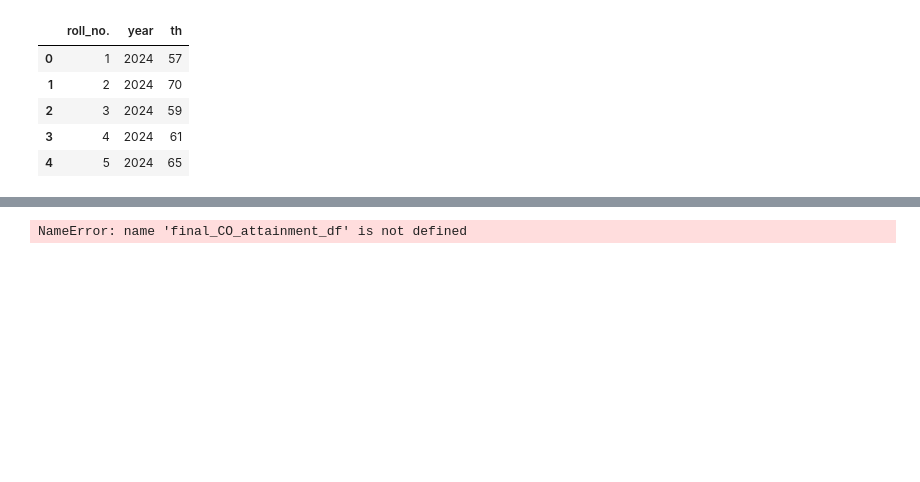
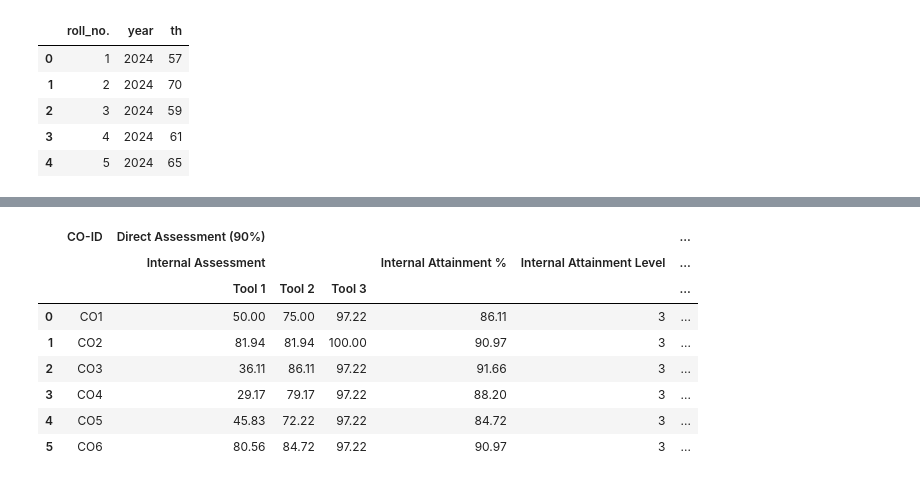
Before and after one commit to LitapTimus/Clg_Pro, a Jupyter notebook: calc.ipynb, the cells around one changed output, grey strips where cells are left out. Cells and saved outputs as stored; diff of their text form; code cells hidden in the pictures; blank space fills up the shorter version.

Commit message:
90 percent done

```diff
--- a/calc.ipynb
+++ b/calc.ipynb
@@ -4,7 +4,7 @@ import numpy as np
 import math
 from collections import defaultdict
 # %%
-file_path = 'sample_excel.xlsx'
+file_path = 'Excel/sample_excel.xlsx'
 df=pd.read_excel(file_path)
 # %%
 df.head()
@@ -453,7 +570,7 @@ CO6              84.26
 
 # 1) DEFINE MULTI-LEVEL HEADER
 multi_columns = pd.MultiIndex.from_tuples([
-
+    ("CO-ID", "", ""),
     # ------- DIRECT ASSESSMENT (90%) -------
     ("Direct Assessment (90%)", "Internal Assessment", "Tool 1"),
     ("Direct Assessment (90%)", "Internal Assessment", "Tool 2"),
@@ -471,46 +588,78 @@ multi_columns = pd.MultiIndex.from_tuples([
     ("Indirect Assessment (10%)", "Course Exit Survey", ""),
     ("Indirect Assessment (10%)", "Indirect Attainment Level", ""),
 
     # ------- FINAL / TARGET / RESULT -------
     ("Final", "Final Attainment Level (Direct 90% + Indirect 10%)", ""),
     ("Target", "CO Attainment Target", ""),
     ("Result", "CO Attainment", "")
 ])
 
 # 2) CREATE EMPTY REPORT WITH MULTI-HEADERS
-final_report_df = pd.DataFrame(index=final_CO_attainment_df.index, columns=multi_columns)
+final_report_df = pd.DataFrame(index=direct_attainment_df.index, columns=multi_columns)
+
 
 # 3) MAP VALUES INTO NBA FORMAT
+final_report_df[("CO-ID", "", "")]=[f"CO{idx+1}" for idx in range(len(direct_attainment_df))]
 
 # --- Internal Assessment Tools ---
-final_report_df[("Direct Assessment (90%)", "Internal Assessment", "Tool 1")] = CO_attain_df["Tool 1"]
-final_report_df[("Direct Assessment (90%)", "Internal Assessment", "Tool 2")] = CO_attain_df["Tool 2"]
-final_report_df[("Direct Assessment (90%)", "Internal Assessment", "Tool 3")] = CO_attain_df["Tool 3"]
+final_report_df[("Direct Assessment (90%)", "Internal Assessment", "Tool 1")] = direct_attainment_df["Tool 1 %"]
+final_report_df[("Direct Assessment (90%)", "Internal Assessment", "Tool 2")] = direct_attainment_df["Tool 2 %"]
+final_report_df[("Direct Assessment (90%)", "Internal Assessment", "Tool 3")] = direct_attainment_df["Tool 3 %"]
 
 # --- Internal Attainment ---
-final_report_df[("Direct Assessment (90%)", "Internal Attainment %", "")] = final_CO_attainment_df["Internal Attainment %"]
-final_report_df[("Direct Assessment (90%)", "Internal Attainment Level", "")] = final_CO_attainment_df["Internal Attainment Level"]
+final_report_df[("Direct Assessment (90%)", "Internal Attainment %", "")] = direct_attainment_df["% considering best 2 tools avg"]
+final_report_df[("Direct Assessment (90%)", "Internal Attainment Level", "")] = direct_attainment_df["Attainment Level"]
 
 # --- End Sem Attainment ---
-final_report_df[("Direct Assessment (90%)", "End Sem Exam Attainment %", "")] = final_CO_attainment_df["End Sem Exam Attainment %"]
-final_report_df[("Direct Assessment (90%)", "End Sem Exam Attainment Level", "")] = final_CO_attainment_df["End Sem Exam Attainment Level"]
+final_report_df[("Direct Assessment (90%)", "End Sem Exam Attainment %", "")] = co_attainment_ese["CO Attainment (%)"]
+final_report_df[("Direct Assessment (90%)", "End Sem Exam Attainment Level", "")] = co_attainment_ese["Attainment Level"]
 
-# --- Direct Level ---
-final_report_df[("Direct Assessment (90%)", "Direct Attainment Level", "")] = final_CO_attainment_df["Direct Attainment Level"]
+# ---------------------------------------
+# DIRECT ATTAINMENT CALCULATION (40% + 60%)
+# ---------------------------------------
+# Calculate weighted direct attainment percentage
+final_report_df[("Direct Assessment (90%)", "Direct Attainment Level", "")] = (
+    final_report_df[("Direct Assessment (90%)", "Internal Attainment Level", "")] * 0.4 +
+    final_report_df[("Direct Assessment (90%)", "End Sem Exam Attainment Level", "")] * 0.6
+)
+
+
 
 # --- Indirect ---
-final_report_df[("Indirect Assessment (10%)", "Course Exit Survey", "")] = final_CO_attainment_df["Course Exit Survey"]
-final_report_df[("Indirect Assessment (10%)", "Indirect Attainment Level", "")] = final_CO_attainment_df["Indirect Attainment Level"]
+final_report_df[("Indirect Assessment (10%)", "Course Exit Survey", "")] = indirect_attainment_df["Overall Average %"].values
+final_report_df[("Indirect Assessment (10%)", "Indirect Attainment Level", "")] = indirect_attainment_df["Attainment Level"].values
+
+
 
 # --- Final / Target / Result ---
-final_report_df[("Final", "Final Attainment Level (Direct 90% + Indirect 10%)", "")] = final_CO_attainment_df["Final Attainment Level"]
-final_report_df[("Target", "CO Attainment Target", "")] = TARGET_ATTAINMENT_LEVEL
-final_report_df[("Result", "CO Attainment", "")] = final_CO_attainment_df["CO Attainment"]
+final_report_df[("Final", "Final Attainment Level (Direct 90% + Indirect 10%)", "")] =(
+    final_report_df[("Direct Assessment (90%)","Direct Attainment Level", "")] * 0.9 +
+    final_report_df[("Indirect Assessment (10%)","Indirect Attainment Level", "" )] * 0.1
+)
+final_report_df[("Target", "CO Attainment Target", "")] = summary['attainment_scaled_3']['Overall Average']
+# -------------------------------
+# RESULT: TARGET ACHIEVED OR NOT
+# -------------------------------
+final_report_df[("Result", "CO Attainment", "")] = np.where(
+    final_report_df[("Final", "Final Attainment Level (Direct 90% + Indirect 10%)", "")] >=
+    final_report_df[("Target", "CO Attainment Target", "")],
+    "Achieved",
+    "Not Achieved"
+)
+
 
 # 4) ROUND
 final_report_df = final_report_df.round(2)
 
 # 5) SHOW IN NOTEBOOK
 final_report_df
 # %% [output]
-NameError: name 'final_CO_attainment_df' is not defined
+|  | CO-ID | Direct Assessment (90%) |  |  |  |  | ... |
+|  |  | Internal Assessment |  |  | Internal Attainment % | Internal Attainment Level | ... |
+|  |  | Tool 1 | Tool 2 | Tool 3 |  |  | ... |
+| 0 | CO1 | 50.00 | 75.00 | 97.22 | 86.11 | 3 | ... |
+| 1 | CO2 | 81.94 | 81.94 | 100.00 | 90.97 | 3 | ... |
+| 2 | CO3 | 36.11 | 86.11 | 97.22 | 91.66 | 3 | ... |
+| 3 | CO4 | 29.17 | 79.17 | 97.22 | 88.20 | 3 | ... |
+| 4 | CO5 | 45.83 | 72.22 | 97.22 | 84.72 | 3 | ... |
+| 5 | CO6 | 80.56 | 84.72 | 97.22 | 90.97 | 3 | ... |
```
Also changed, not shown: parts of 8 cells of this notebook, 1 other file.
